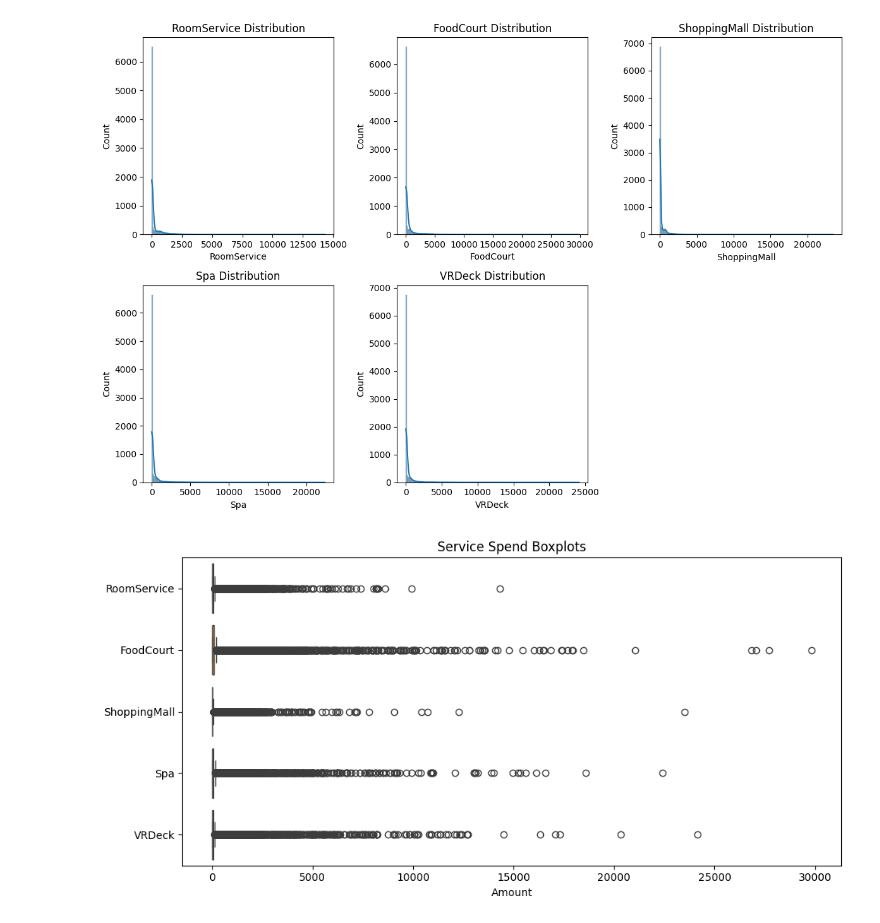
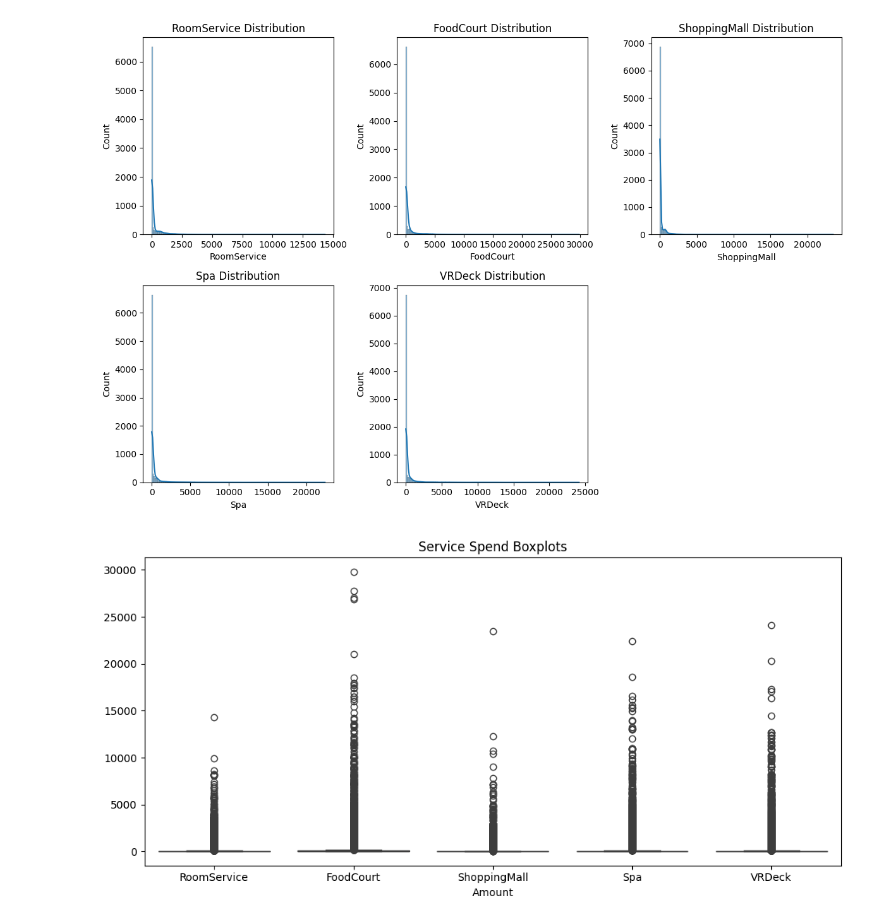
Before and after one commit to emilook86/titanic-moa, a Jupyter notebook: EDA.ipynb, the cells around one changed output. Saved outputs shown, nothing was run; the diff lists cells and outputs as text; code cells hidden in the pictures.

```diff
--- a/EDA.ipynb
+++ b/EDA.ipynb
@@ -147,10 +149,10 @@ plt.show()
 [figure]
 # %%
 plt.figure(figsize=(10, 5))
-sns.boxplot(data=df[spend_cols], orient="h")
+sns.boxplot(data=df[spend_cols], orient="v")
 plt.title("Service Spend Boxplots")
 plt.xlabel("Amount")
 plt.tight_layout()
 plt.show()
 # %% [output]
-[figure, old version]
+[figure, new version]
```
Also changed, not shown: parts of 4 cells of this notebook, 5 other files.
